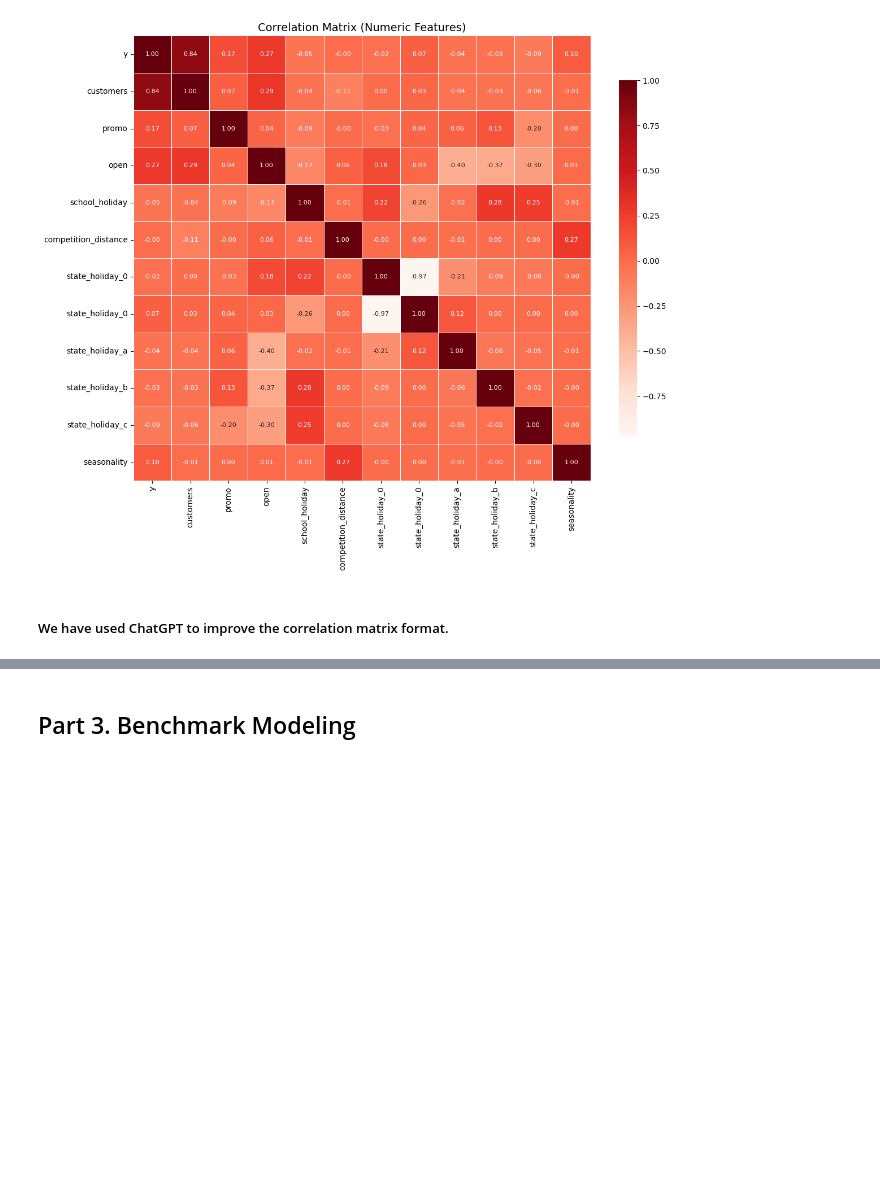
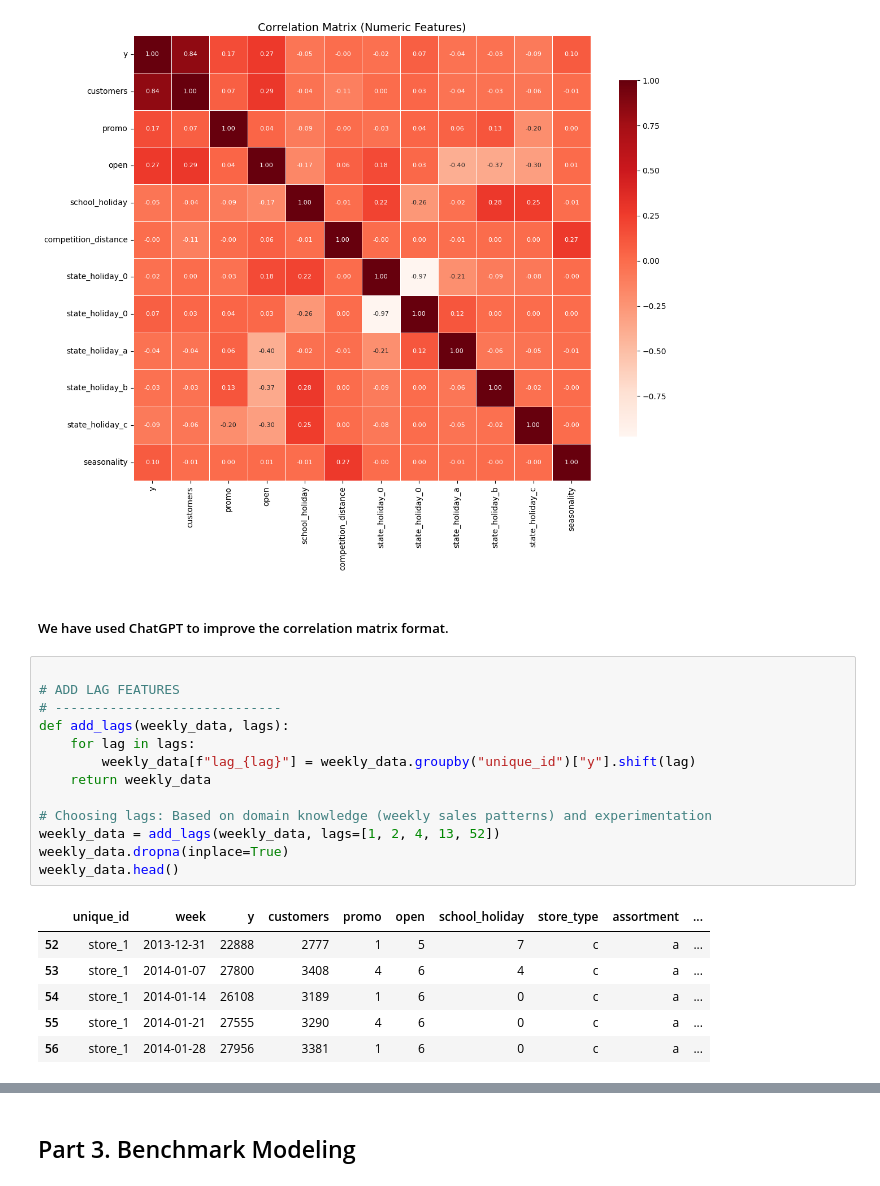
Before and after one commit to YL-6/BF-final, a Jupyter notebook: Final Project.ipynb, the cells around one changed output, grey strips where cells are left out. Drawn from its saved outputs; the diff is of its cells as text; blank space fills up the shorter version.

```diff
--- a/Final Project.ipynb
+++ b/Final Project.ipynb
@@ -279,3 +279,23 @@ plt.show()
 [figure]
 # %% [markdown]
 ##### We have used ChatGPT to improve the correlation matrix format.
+# %%
+
+# ADD LAG FEATURES
+# -----------------------------
+def add_lags(weekly_data, lags):
+    for lag in lags:
+        weekly_data[f"lag_{lag}"] = weekly_data.groupby("unique_id")["y"].shift(lag)
+    return weekly_data
+
+# Choosing lags: Based on domain knowledge (weekly sales patterns) and experimentation
+weekly_data = add_lags(weekly_data, lags=[1, 2, 4, 13, 52])
+weekly_data.dropna(inplace=True)
+weekly_data.head()
+# %% [output]
+|  | unique_id | week | y | customers | promo | open | school_holiday | store_type | assortment | ... |
+| 52 | store_1 | 2013-12-31 | 22888 | 2777 | 1 | 5 | 7 | c | a | ... |
+| 53 | store_1 | 2014-01-07 | 27800 | 3408 | 4 | 6 | 4 | c | a | ... |
+| 54 | store_1 | 2014-01-14 | 26108 | 3189 | 1 | 6 | 0 | c | a | ... |
+| 55 | store_1 | 2014-01-21 | 27555 | 3290 | 4 | 6 | 0 | c | a | ... |
+| 56 | store_1 | 2014-01-28 | 27956 | 3381 | 1 | 6 | 0 | c | a | ... |
```
Also changed, not shown: parts of 1 cell of this notebook.
